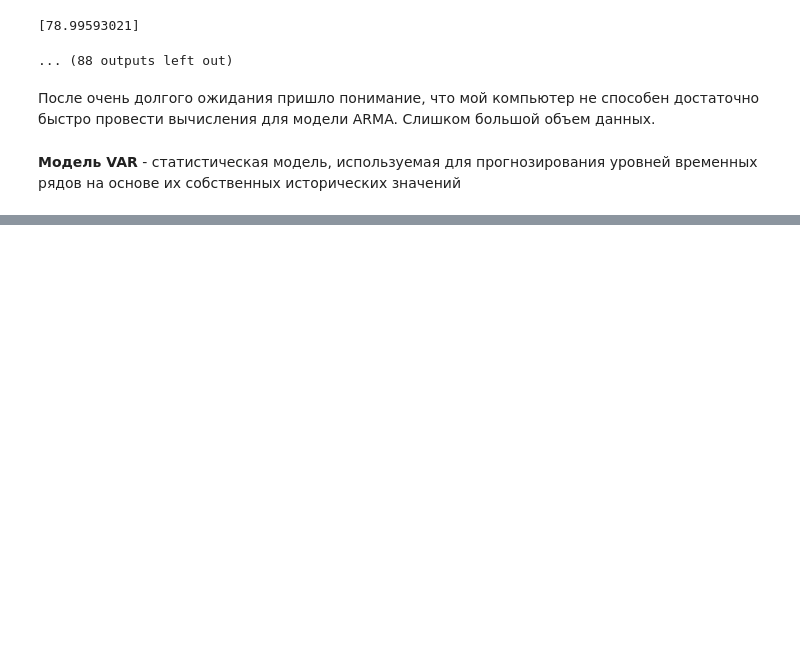
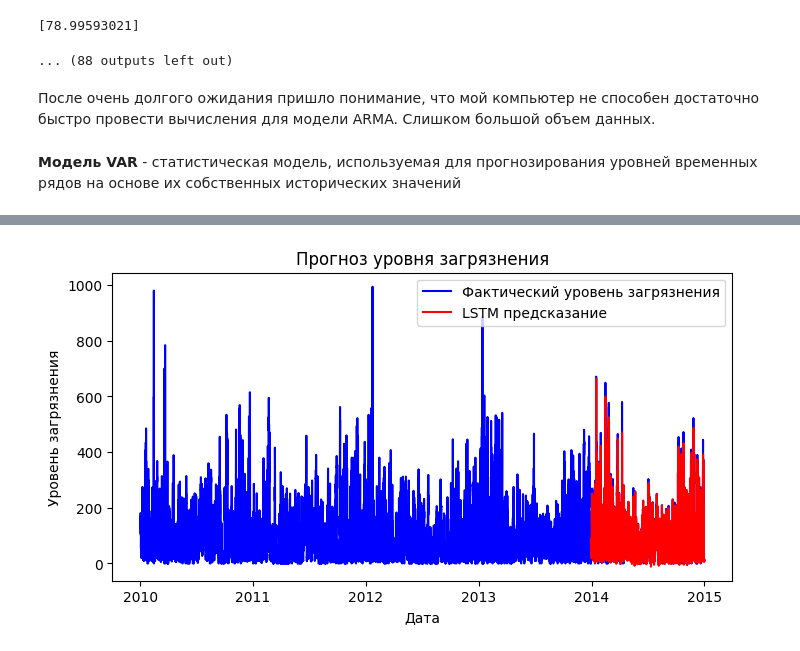
Before and after one commit to Krearden/TimeSeries, a Jupyter notebook: finalProject/final.ipynb, the cells around one changed output, grey strips where cells are left out. Drawn from its saved outputs; the diff is of its cells as text; code cells hidden in the pictures; blank space fills up the shorter version.

```diff
--- a/finalProject/final.ipynb
+++ b/finalProject/final.ipynb
@@ -302,0 +601,3 @@ x.summary()
+# %%
+# Обучение
+model.fit(X_train, Y_train, epochs=30, batch_size=1, verbose=2)
@@ -302,0 +623,4 @@ x.summary()
+# %%
+# Предсказание
+train_predict = model.predict(X_train)
+test_predict = model.predict(X_test)
@@ -302,0 +630,24 @@ x.summary()
+# %%
+# Обратное преобразование для масштабирования
+train_predict = pollution_scaler.inverse_transform(train_predict)
+Y_train = pollution_scaler.inverse_transform([Y_train])
+test_predict = pollution_scaler.inverse_transform(test_predict)
+Y_test = pollution_scaler.inverse_transform([Y_test])
+# %%
+# Создание DataFrame для предсказаний LSTM
+lstm_predictions = pd.DataFrame(test_predict, index=df.index[-len(test_predict):], columns=['LSTM_prediction'])
+
+# Объединение исходных данных и предсказаний
+df = pd.concat([df, lstm_predictions], axis=1)
+# %%
+# Визуализация результатов
+plt.figure(figsize=(8,4))
+plt.plot(df['pollution'], color='blue', label='Фактический уровень загрязнения')
+plt.plot(df['LSTM_prediction'], color='red', label='LSTM предсказание')
+plt.title('Прогноз уровня загрязнения')
+plt.xlabel('Дата')
+plt.ylabel('Уровень загрязнения')
+plt.legend()
+plt.show()
+# %% [output]
+[figure, added]
```
Also changed, not shown: parts of 32 cells of this notebook.
